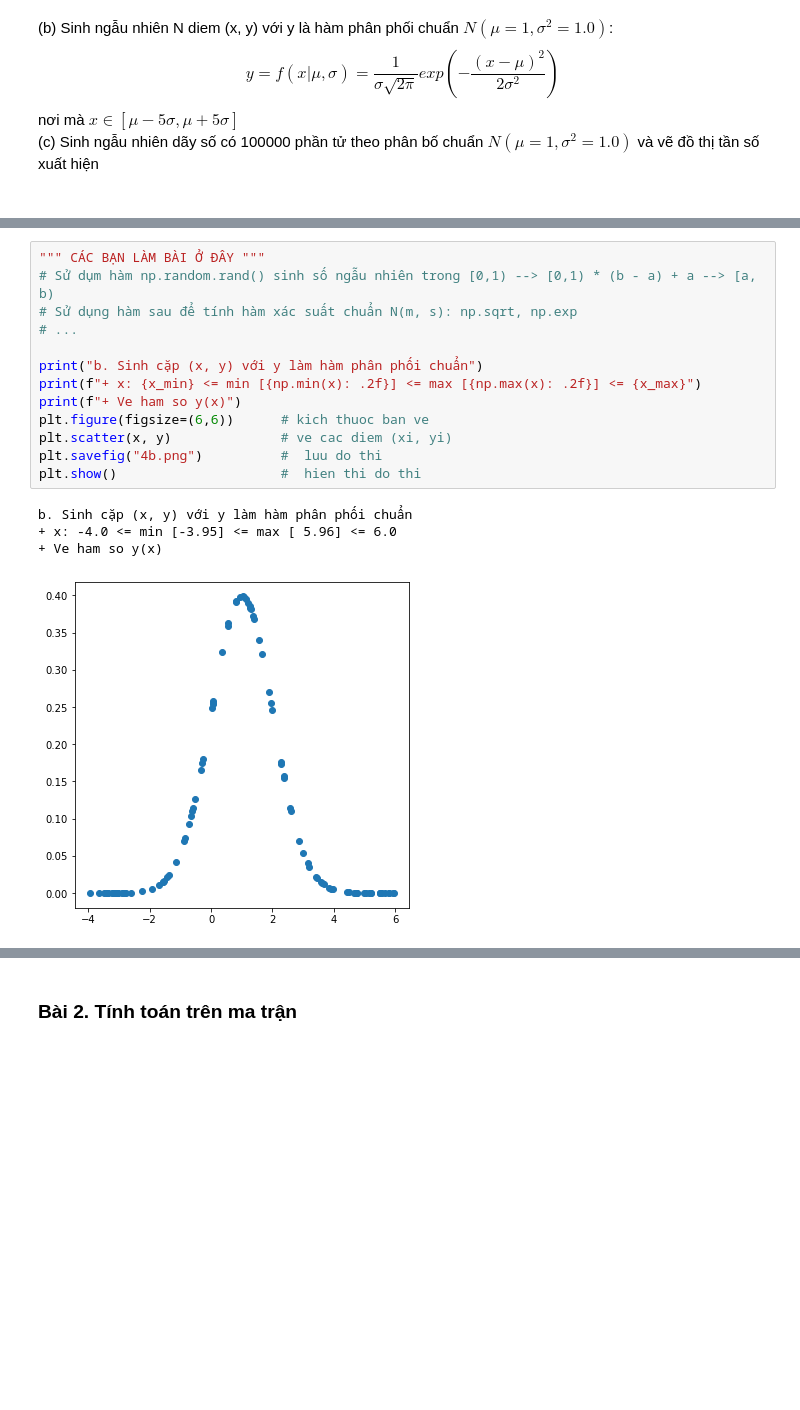
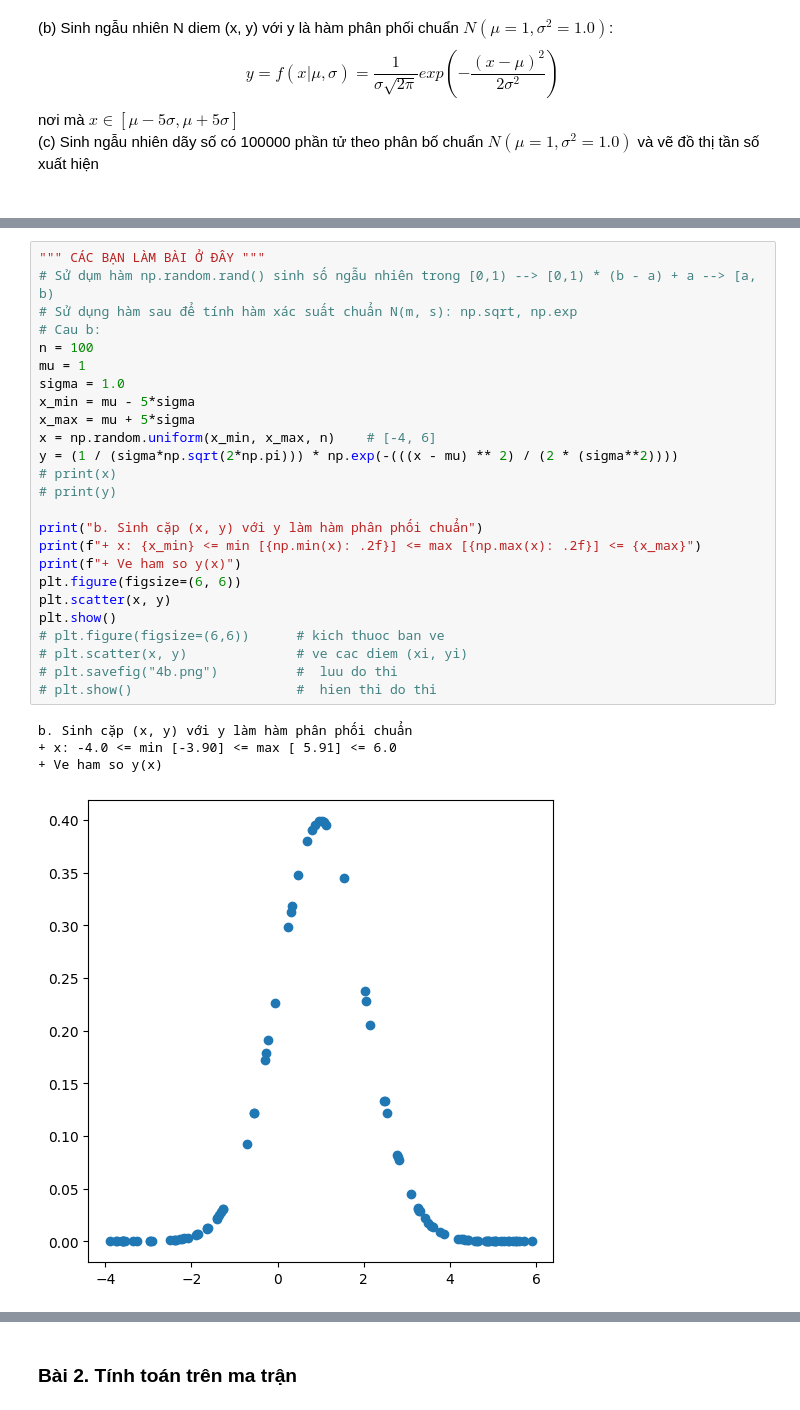
Before and after one commit to doduyquy/SGU_2025-ML-Fundamentals, a Jupyter notebook: Lab1/04_exercise_02_numpy-matplotlib.ipynb, the cells around one changed output, grey strips where cells are left out. Cells and saved outputs as stored; diff of their text form; blank space fills up the shorter version.

```diff
--- a/Lab1/04_exercise_02_numpy-matplotlib.ipynb
+++ b/Lab1/04_exercise_02_numpy-matplotlib.ipynb
@@ -192,21 +184,33 @@ a. Sinh ngẫu nhiên theo phân bố đều
 # %%
 """ CÁC BẠN LÀM BÀI Ở ĐÂY """
 # Sử dụm hàm np.random.rand() sinh số ngẫu nhiên trong [0,1) --> [0,1) * (b - a) + a --> [a, b)
 # Sử dụng hàm sau để tính hàm xác suất chuẩn N(m, s): np.sqrt, np.exp
-# ...
+# Cau b:
+n = 100
+mu = 1
+sigma = 1.0
+x_min = mu - 5*sigma
+x_max = mu + 5*sigma
+x = np.random.uniform(x_min, x_max, n)    # [-4, 6]
+y = (1 / (sigma*np.sqrt(2*np.pi))) * np.exp(-(((x - mu) ** 2) / (2 * (sigma**2))))
+# print(x)
+# print(y)
 
 print("b. Sinh cặp (x, y) với y làm hàm phân phối chuẩn")
 print(f"+ x: {x_min} <= min [{np.min(x): .2f}] <= max [{np.max(x): .2f}] <= {x_max}")
 print(f"+ Ve ham so y(x)")
-plt.figure(figsize=(6,6))      # kich thuoc ban ve
-plt.scatter(x, y)              # ve cac diem (xi, yi)
-plt.savefig("4b.png")          #  luu do thi
-plt.show()                     #  hien thi do thi
+plt.figure(figsize=(6, 6))
+plt.scatter(x, y)
+plt.show()
+# plt.figure(figsize=(6,6))      # kich thuoc ban ve
+# plt.scatter(x, y)              # ve cac diem (xi, yi)
+# plt.savefig("4b.png")          #  luu do thi
+# plt.show()                     #  hien thi do thi
 # %% [output]
 b. Sinh cặp (x, y) với y làm hàm phân phối chuẩn
-+ x: -4.0 <= min [-3.95] <= max [ 5.96] <= 6.0
++ x: -4.0 <= min [-3.90] <= max [ 5.91] <= 6.0
 + Ve ham so y(x)
-[figure, old version]
+[figure, new version]
 # %%
 """ CÁC BẠN LÀM BÀI Ở ĐÂY """
 # Sử dụng hàm np.random.randn() sinh phân phối chuẩn N(0,1) --> N(m,s^2) = m + N(0,1) * s
```
Also changed, not shown: parts of 14 cells of this notebook.
